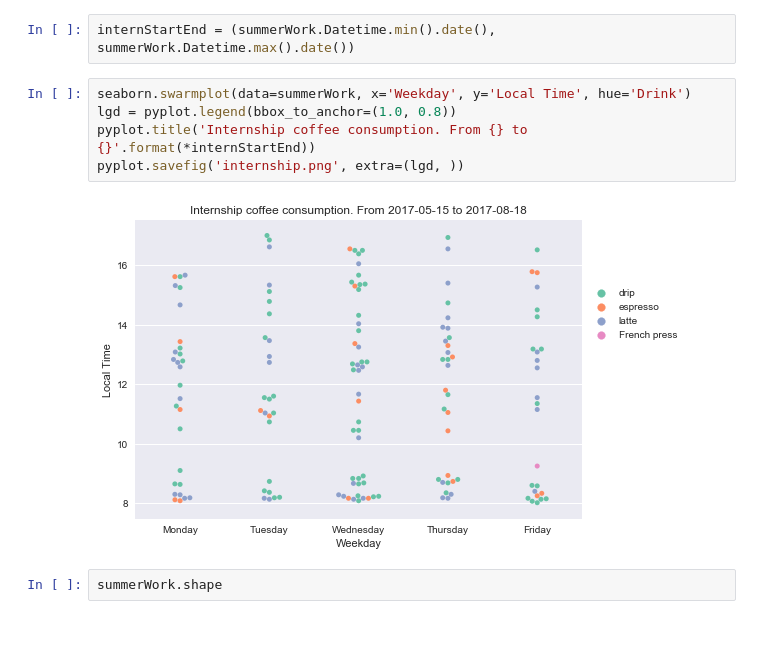
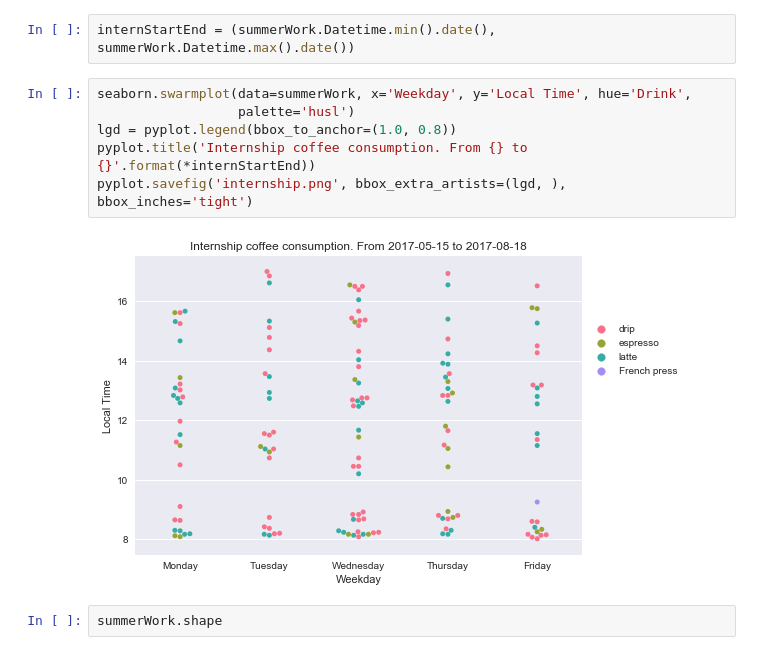
Before and after one commit to drewejohnson/coffee-tracker, a Jupyter notebook: coffeeTracker.ipynb, the cells around one changed output. Drawn from its saved outputs; the diff is of its cells as text.

Commit message:
Updated internship plots with better legend saving and colormap

```diff
--- a/coffeeTracker.ipynb
+++ b/coffeeTracker.ipynb
@@ -68,12 +68,13 @@ summerWork = data.loc[(data['Location']=='work') & (data['State'] == 'WA')]
 # %%
 internStartEnd = (summerWork.Datetime.min().date(), summerWork.Datetime.max().date())
 # %%
-seaborn.swarmplot(data=summerWork, x='Weekday', y='Local Time', hue='Drink')
+seaborn.swarmplot(data=summerWork, x='Weekday', y='Local Time', hue='Drink',
+                  palette='husl')
 lgd = pyplot.legend(bbox_to_anchor=(1.0, 0.8))
 pyplot.title('Internship coffee consumption. From {} to {}'.format(*internStartEnd))
-pyplot.savefig('internship.png', extra=(lgd, ))
+pyplot.savefig('internship.png', bbox_extra_artists=(lgd, ), bbox_inches='tight')
 # %% [output]
-[figure, old version]
+[figure, new version]
 # %%
 summerWork.shape
 # %% [output]
```
Also changed, not shown: parts of 1 cell of this notebook, 3 other files.
